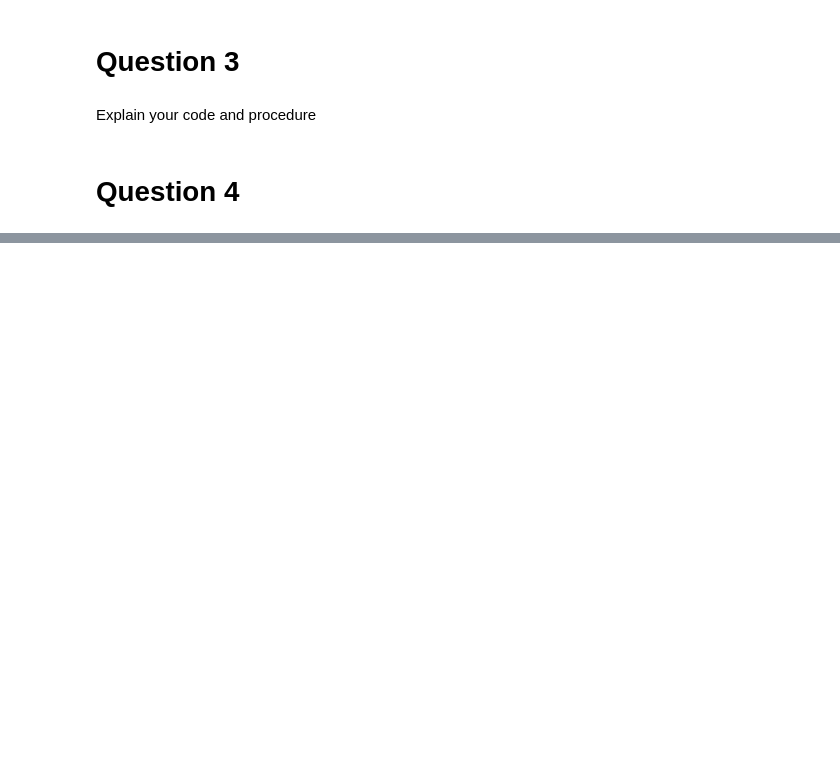
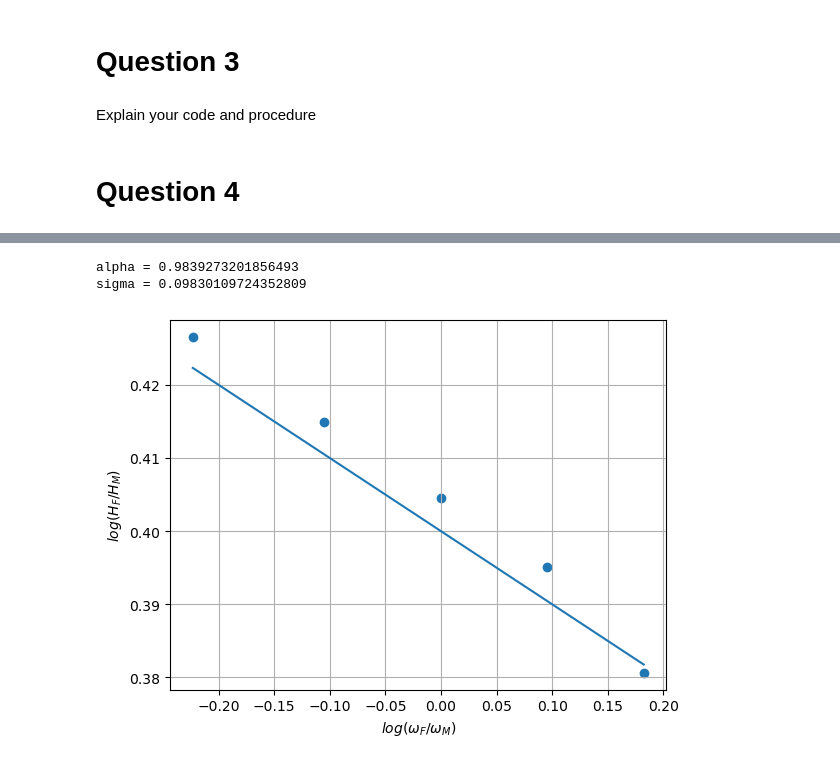
Before and after one commit to julieroddik/projects-2023-mej, a Jupyter notebook: inauguralproject/inauguralproject.ipynb, the cells around one changed output, grey strips where cells are left out. Cells and saved outputs as stored; diff of their text form; code cells hidden in the pictures; blank space fills up the shorter version.

```diff
--- a/inauguralproject/inauguralproject.ipynb
+++ b/inauguralproject/inauguralproject.ipynb
@@ -106,0 +111,26 @@ Konklusion
+# %%
+# Estimate the optimal alpha and sigma
+model.estimate()
+
+# Find the log H ratio
+logH_ratio = np.log(model.sol.HF_vec/model.sol.HM_vec)
+
+# Creating the figure
+fig = plt.figure()
+
+# Creating the plot
+ax = fig.add_subplot(1,1,1)
+# Regression from the model
+ax.plot(np.log(model.par.wF_vec),model.par.beta0_target+model.par.beta1_target*np.log(model.par.wF_vec))
+# The 'log_H_ratio' and the weights as scatterplot
+ax.scatter(np.log(model.par.wF_vec),logH_ratio)
+
+# Making alterations to the figure
+ax.grid()
+ax.set_xlabel('$log(\omega_F/\omega_M)$')
+ax.set_ylabel('$log(H_F/H_M)$')
+plt.show()
+# %% [output]
+alpha = 0.9839273201856493
+sigma = 0.09830109724352809
+[figure, added]
```
Also changed, not shown: parts of 7 cells of this notebook, 1 other file.
